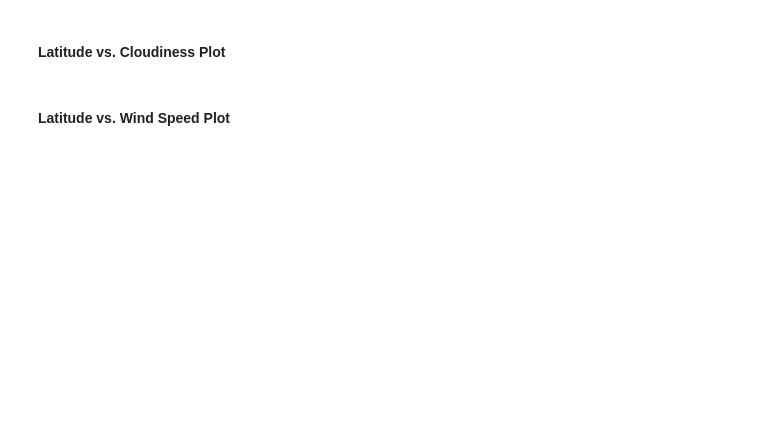
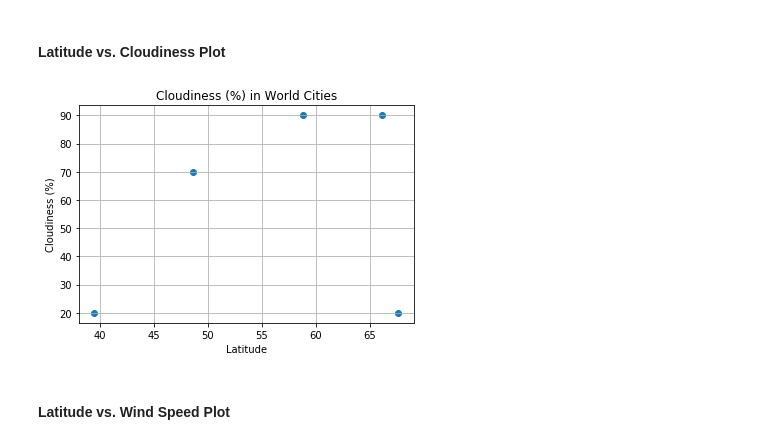
Before and after one commit to scifi451/python-api-challenge, a Jupyter notebook: WeatherPy/WeatherPy.ipynb, the cells around one changed output. Drawn from its saved outputs; the diff is of its cells as text; code cells hidden in the pictures; blank space fills up the shorter version.

```diff
--- a/WeatherPy/WeatherPy.ipynb
+++ b/WeatherPy/WeatherPy.ipynb
@@ -145,4 +174,21 @@ The wind information received is: [2.6, 1, 6.2, 3.776, 6.2]
 # %% [markdown]
 #### Latitude vs. Cloudiness Plot
+# %%
+# Build a scatter plot for each data type
+plt.scatter(weather_data["Latitude"], weather_data["Cloudiness (%)"], marker="o")
+
+# Incorporate the other graph properties
+plt.title("Cloudiness (%) in World Cities")
+plt.ylabel("Cloudiness (%)")
+plt.xlabel("Latitude")
+plt.grid(True)
+
+# Save the figure
+plt.savefig("TemperatureInWorldCities.png")
+
+# Show plot
+plt.show()
+# %% [output]
+[figure, added]
 # %% [markdown]
 #### Latitude vs. Wind Speed Plot
```
Also changed, not shown: parts of 5 cells of this notebook, 1 other file.
